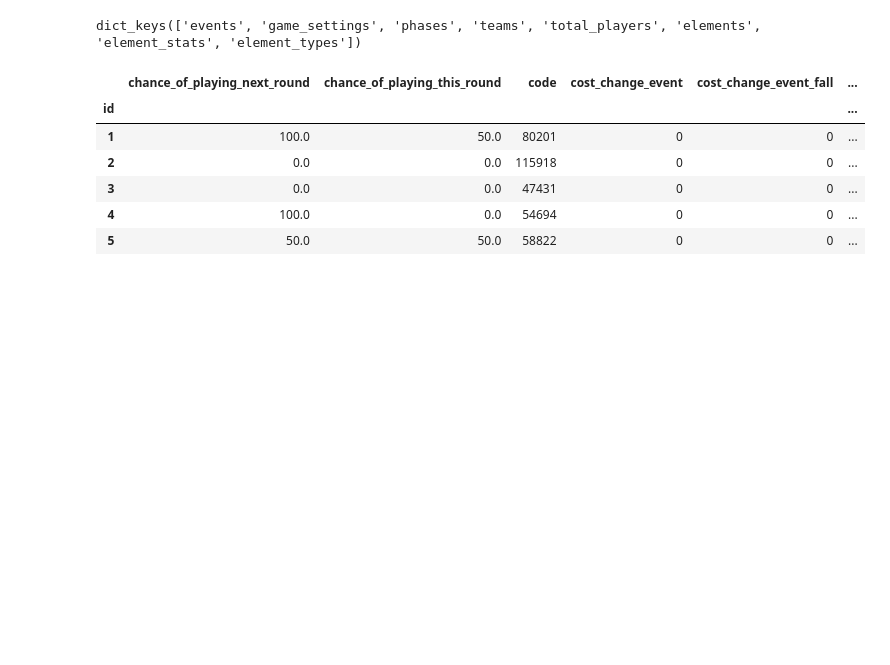
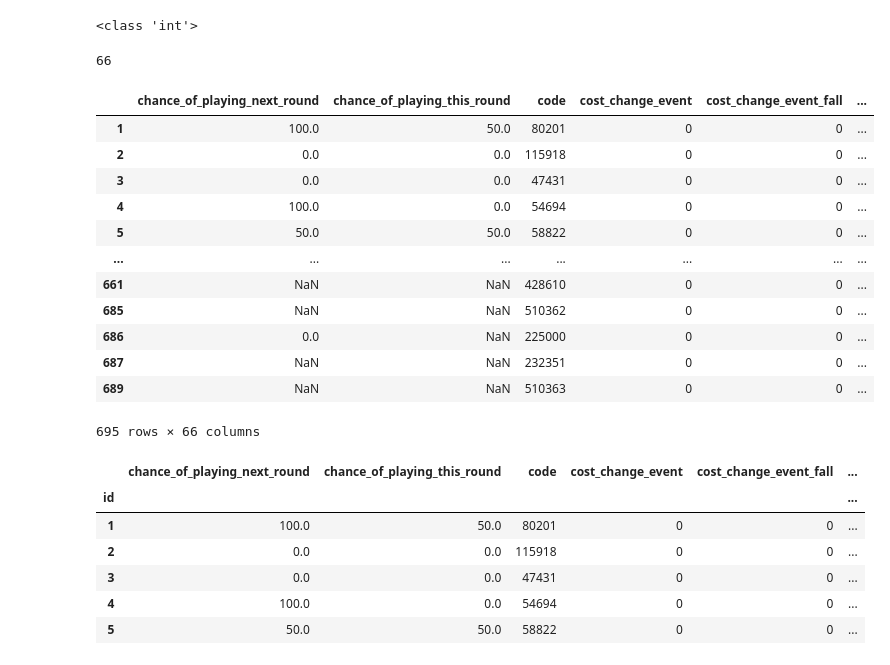
Before and after one commit to ap00la/fantasy_pl, a Jupyter notebook: Exploratory.ipynb, the cells around one changed output. Cells and saved outputs as stored; diff of their text form; code cells hidden in the pictures; blank space fills up the shorter version.

```diff
--- a/Exploratory.ipynb
+++ b/Exploratory.ipynb
@@ -33,7 +28,36 @@ data = get_data()
-# %%
-data.keys()
-# %% [output]
-dict_keys(['events', 'game_settings', 'phases', 'teams', 'total_players', 'elements', 'element_stats', 'element_types'])
+# %%
+players = get_data()['elements']
+teams = get_data()['teams']
+data = get_data()
+# %%
+players = {player.pop('id'):player for player in players}
+# %%
+for player in players.keys():
+    pass
+print(type(player))
+# %% [output]
+<class 'int'>
+# %%
+len(players[player].keys())
+# %% [output]
+66
+# %%
+import pandas as pd
+pd.DataFrame.from_dict(players, orient='index')
+# %% [output]
+|  | chance_of_playing_next_round | chance_of_playing_this_round | code | cost_change_event | cost_change_event_fall | ... |
+| 1 | 100.0 | 50.0 | 80201 | 0 | 0 | ... |
+| 2 | 0.0 | 0.0 | 115918 | 0 | 0 | ... |
+| 3 | 0.0 | 0.0 | 47431 | 0 | 0 | ... |
+| 4 | 100.0 | 0.0 | 54694 | 0 | 0 | ... |
+| 5 | 50.0 | 50.0 | 58822 | 0 | 0 | ... |
+| ... | ... | ... | ... | ... | ... | ... |
+| 661 | NaN | NaN | 428610 | 0 | 0 | ... |
+| 685 | NaN | NaN | 510362 | 0 | 0 | ... |
+| 686 | 0.0 | NaN | 225000 | 0 | 0 | ... |
+| 687 | NaN | NaN | 232351 | 0 | 0 | ... |
+| 689 | NaN | NaN | 510363 | 0 | 0 | ... |
+695 rows × 66 columns
 # %%
 players = pd.json_normalize(data['elements']).set_index(['id'])
 players.head()
```
Also changed, not shown: parts of 2 cells of this notebook.
